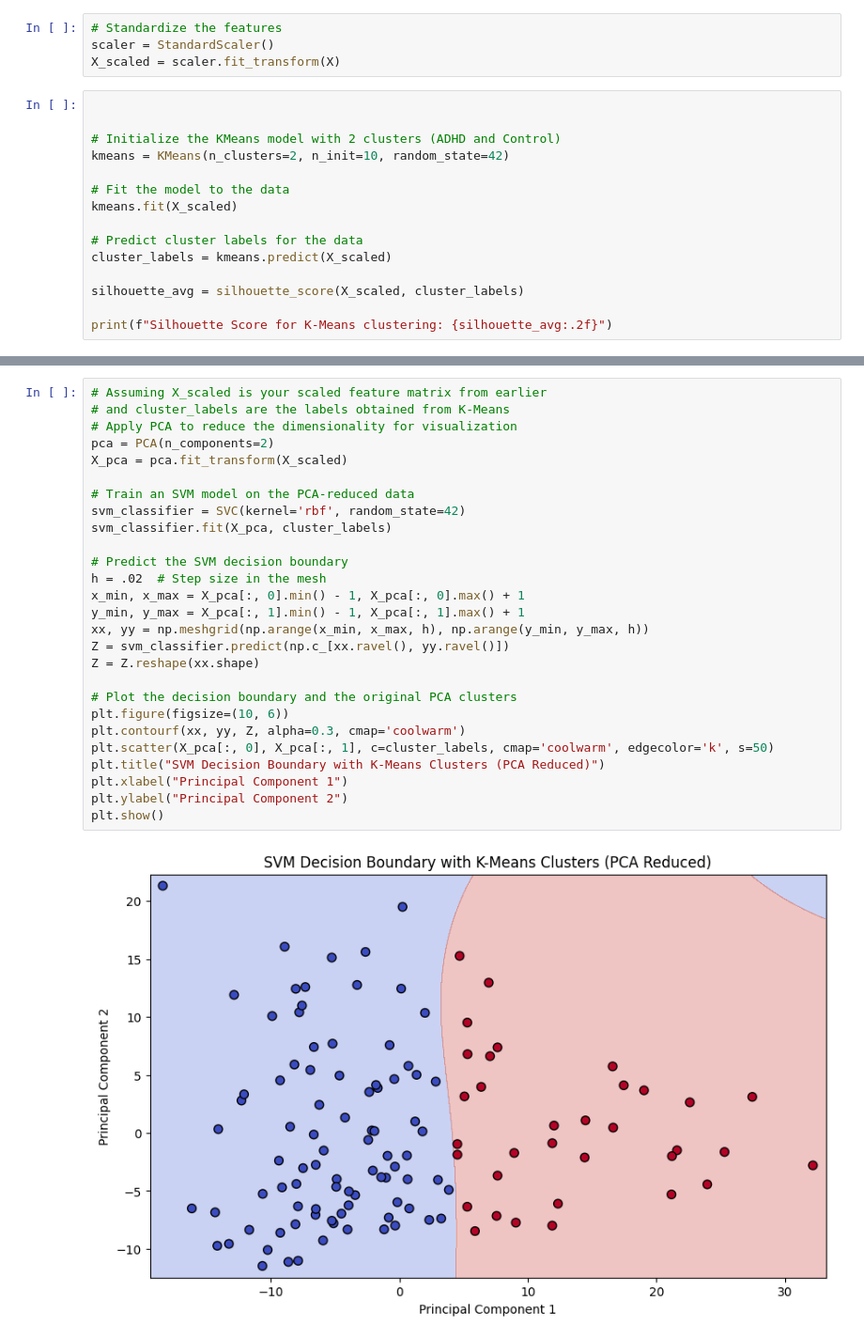
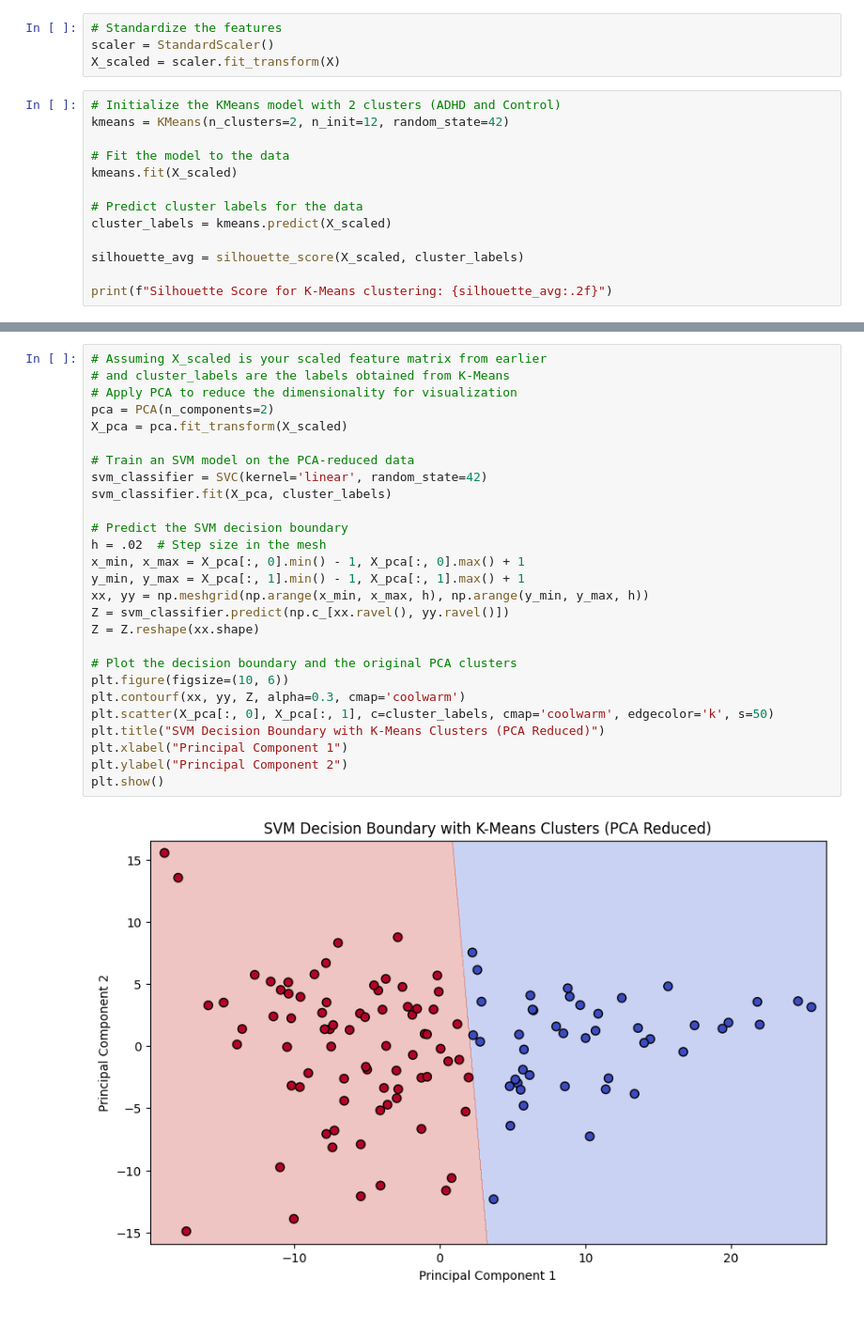
Before and after one commit to Bishara10/EEG-Classification, a Jupyter notebook: EEG_Classification.ipynb, the cells around one changed output, grey strips where cells are left out. Shown: that part at 94% size. Drawn from its saved outputs; the diff is of its cells as text.

```diff
--- a/EEG_Classification.ipynb
+++ b/EEG_Classification.ipynb
@@ -196,10 +196,8 @@ y = np.array([1] * len(X_adhd) + [0] * len(X_control))
 scaler = StandardScaler()
 X_scaled = scaler.fit_transform(X)
 # %%
-
-
 # Initialize the KMeans model with 2 clusters (ADHD and Control)
-kmeans = KMeans(n_clusters=2, n_init=10, random_state=42)
+kmeans = KMeans(n_clusters=2, n_init=12, random_state=42)
 
 # Fit the model to the data
 kmeans.fit(X_scaled)
@@ -242,29 +261,29 @@ plt.show()
 # %%
 # Assuming X_scaled is your scaled feature matrix from earlier
 # and cluster_labels are the labels obtained from K-Means
 # Apply PCA to reduce the dimensionality for visualization
 pca = PCA(n_components=2)
 X_pca = pca.fit_transform(X_scaled)
 
 # Train an SVM model on the PCA-reduced data
-svm_classifier = SVC(kernel='rbf', random_state=42)
+svm_classifier = SVC(kernel='linear', random_state=42)
 svm_classifier.fit(X_pca, cluster_labels)
 
 # Predict the SVM decision boundary
 h = .02  # Step size in the mesh
 x_min, x_max = X_pca[:, 0].min() - 1, X_pca[:, 0].max() + 1
 y_min, y_max = X_pca[:, 1].min() - 1, X_pca[:, 1].max() + 1
 xx, yy = np.meshgrid(np.arange(x_min, x_max, h), np.arange(y_min, y_max, h))
 Z = svm_classifier.predict(np.c_[xx.ravel(), yy.ravel()])
 Z = Z.reshape(xx.shape)
 
 # Plot the decision boundary and the original PCA clusters
 plt.figure(figsize=(10, 6))
 plt.contourf(xx, yy, Z, alpha=0.3, cmap='coolwarm')
 plt.scatter(X_pca[:, 0], X_pca[:, 1], c=cluster_labels, cmap='coolwarm', edgecolor='k', s=50)
 plt.title("SVM Decision Boundary with K-Means Clusters (PCA Reduced)")
 plt.xlabel("Principal Component 1")
 plt.ylabel("Principal Component 2")
 plt.show()
 # %% [output]
-[figure, old version]
+[figure, new version]
```
Also changed, not shown: parts of 10 cells of this notebook.
